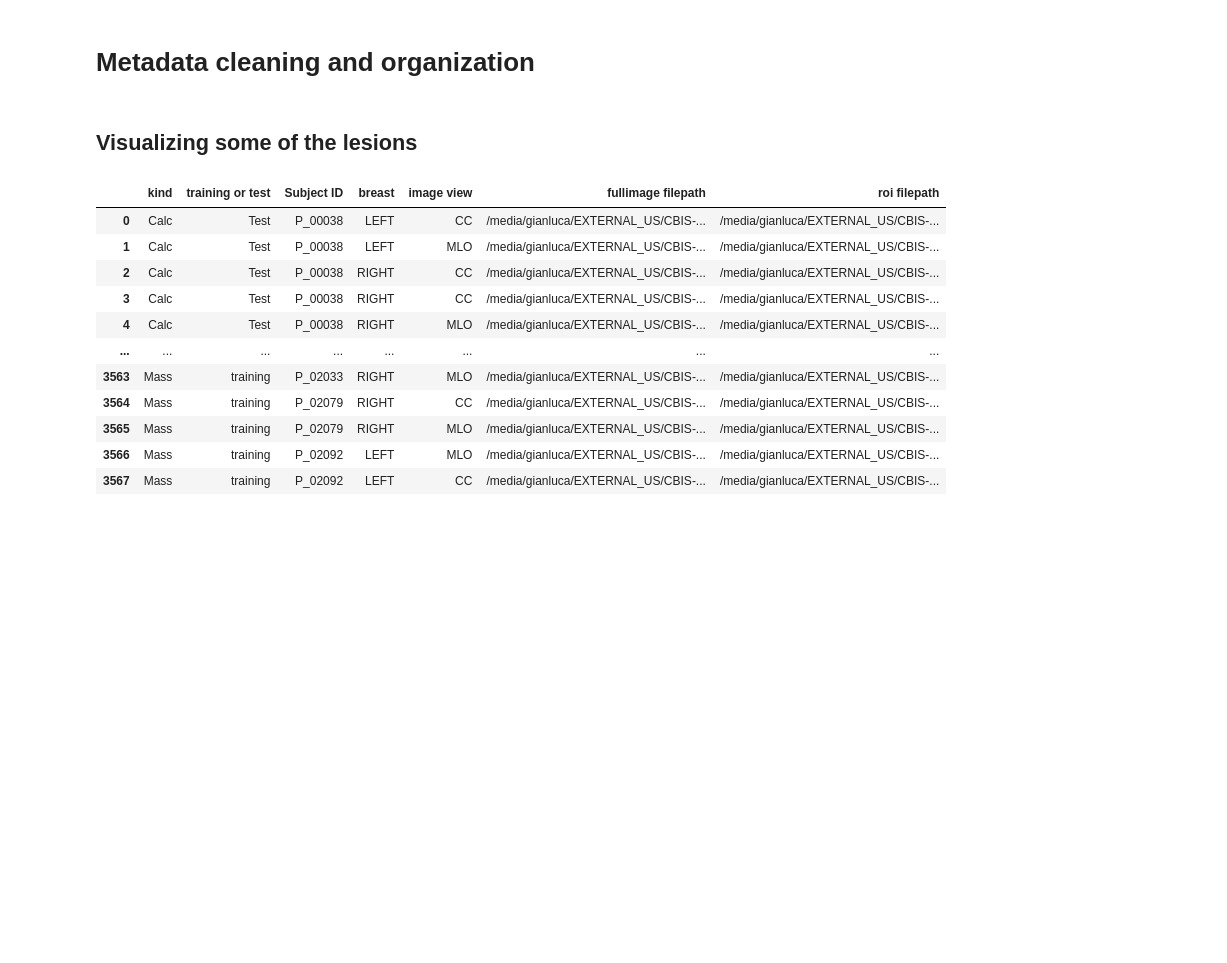
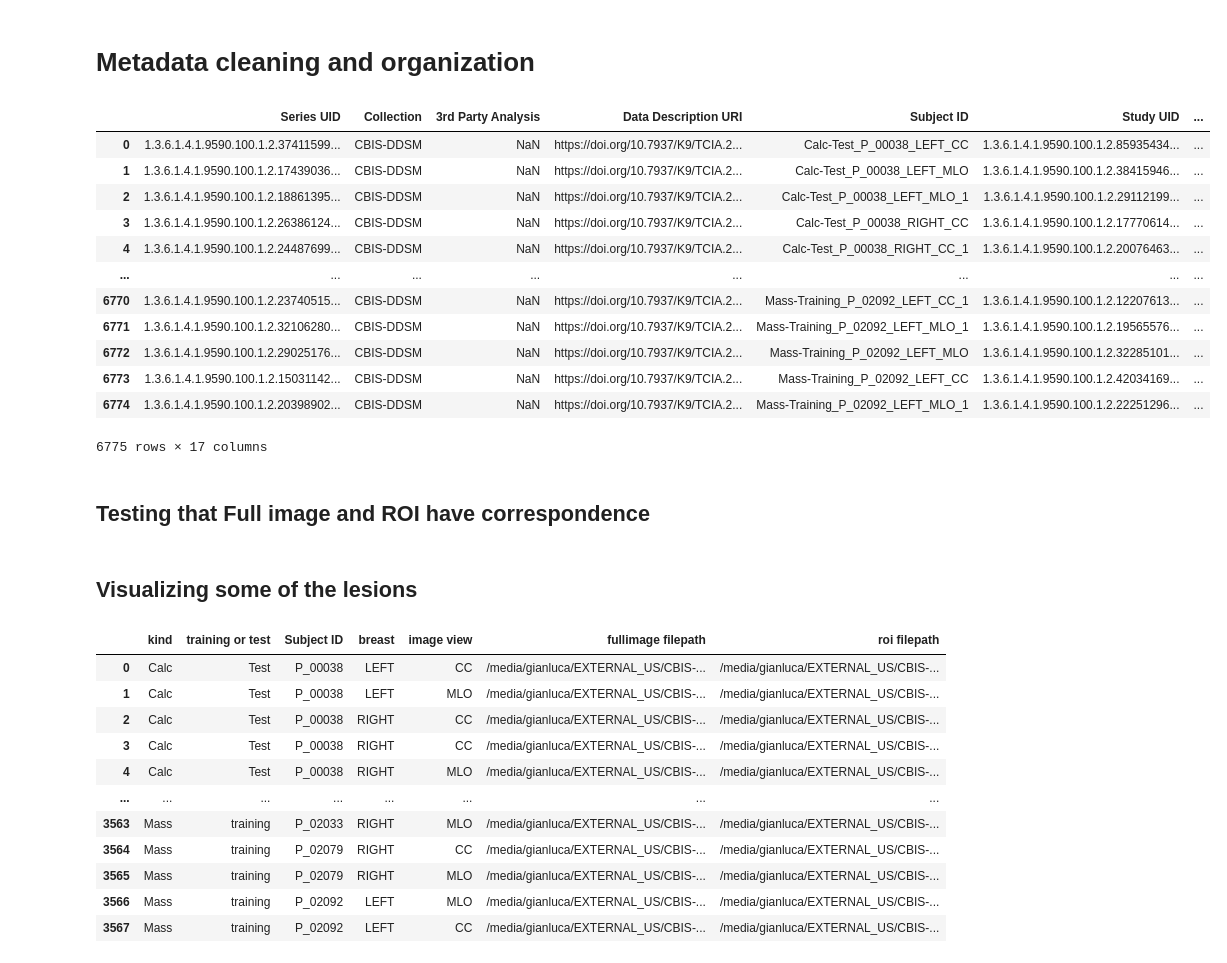
Before and after one commit to bendico765/computing-methods-project, a Jupyter notebook: 1 - Dataset organization.ipynb, the cells around one changed output. Cells and saved outputs as stored; diff of their text form; code cells hidden in the pictures; blank space fills up the shorter version.

```diff
--- a/Dataset organization.ipynb
+++ b/1 - Dataset organization.ipynb
@@ -10 +48,22 @@ import numpy as np
+# %%
+MANIFEST_FILEPATH = "/media/gianluca/EXTERNAL_US/CBIS-DDSM/manifest-ZkhPvrLo5216730872708713142"
+METADATA_FILEPATH = f"{MANIFEST_FILEPATH}/metadata.csv"
+EXPORT_FILEPATH = "/media/gianluca/EXTERNAL_US/CBIS-DDSM"
+
+metadata_df = pd.read_csv(METADATA_FILEPATH)
+metadata_df
+# %% [output]
+|  | Series UID | Collection | 3rd Party Analysis | Data Description URI | Subject ID | Study UID | ... |
+| 0 | 1.3.6.1.4.1.9590.100.1.2.37411599... | CBIS-DDSM | NaN | https://doi.org/10.7937/K9/TCIA.2... | Calc-Test_P_00038_LEFT_CC | 1.3.6.1.4.1.9590.100.1.2.85935434... | ... |
+| 1 | 1.3.6.1.4.1.9590.100.1.2.17439036... | CBIS-DDSM | NaN | https://doi.org/10.7937/K9/TCIA.2... | Calc-Test_P_00038_LEFT_MLO | 1.3.6.1.4.1.9590.100.1.2.38415946... | ... |
+| 2 | 1.3.6.1.4.1.9590.100.1.2.18861395... | CBIS-DDSM | NaN | https://doi.org/10.7937/K9/TCIA.2... | Calc-Test_P_00038_LEFT_MLO_1 | 1.3.6.1.4.1.9590.100.1.2.29112199... | ... |
+| 3 | 1.3.6.1.4.1.9590.100.1.2.26386124... | CBIS-DDSM | NaN | https://doi.org/10.7937/K9/TCIA.2... | Calc-Test_P_00038_RIGHT_CC | 1.3.6.1.4.1.9590.100.1.2.17770614... | ... |
+| 4 | 1.3.6.1.4.1.9590.100.1.2.24487699... | CBIS-DDSM | NaN | https://doi.org/10.7937/K9/TCIA.2... | Calc-Test_P_00038_RIGHT_CC_1 | 1.3.6.1.4.1.9590.100.1.2.20076463... | ... |
+| ... | ... | ... | ... | ... | ... | ... | ... |
+| 6770 | 1.3.6.1.4.1.9590.100.1.2.23740515... | CBIS-DDSM | NaN | https://doi.org/10.7937/K9/TCIA.2... | Mass-Training_P_02092_LEFT_CC_1 | 1.3.6.1.4.1.9590.100.1.2.12207613... | ... |
+| 6771 | 1.3.6.1.4.1.9590.100.1.2.32106280... | CBIS-DDSM | NaN | https://doi.org/10.7937/K9/TCIA.2... | Mass-Training_P_02092_LEFT_MLO_1 | 1.3.6.1.4.1.9590.100.1.2.19565576... | ... |
+| 6772 | 1.3.6.1.4.1.9590.100.1.2.29025176... | CBIS-DDSM | NaN | https://doi.org/10.7937/K9/TCIA.2... | Mass-Training_P_02092_LEFT_MLO | 1.3.6.1.4.1.9590.100.1.2.32285101... | ... |
+| 6773 | 1.3.6.1.4.1.9590.100.1.2.15031142... | CBIS-DDSM | NaN | https://doi.org/10.7937/K9/TCIA.2... | Mass-Training_P_02092_LEFT_CC | 1.3.6.1.4.1.9590.100.1.2.42034169... | ... |
+| 6774 | 1.3.6.1.4.1.9590.100.1.2.20398902... | CBIS-DDSM | NaN | https://doi.org/10.7937/K9/TCIA.2... | Mass-Training_P_02092_LEFT_MLO_1 | 1.3.6.1.4.1.9590.100.1.2.22251296... | ... |
+6775 rows × 17 columns
 # %%
@@ -55 +112,3 @@ joined_df = pd.merge(
 joined_df.to_csv(f"{EXPORT_FILEPATH}/lesions.csv", index=False)
+# %% [markdown]
+## Testing that Full image and ROI have correspondence
```
Also changed, not shown: parts of 4 cells of this notebook, 4 other files.
